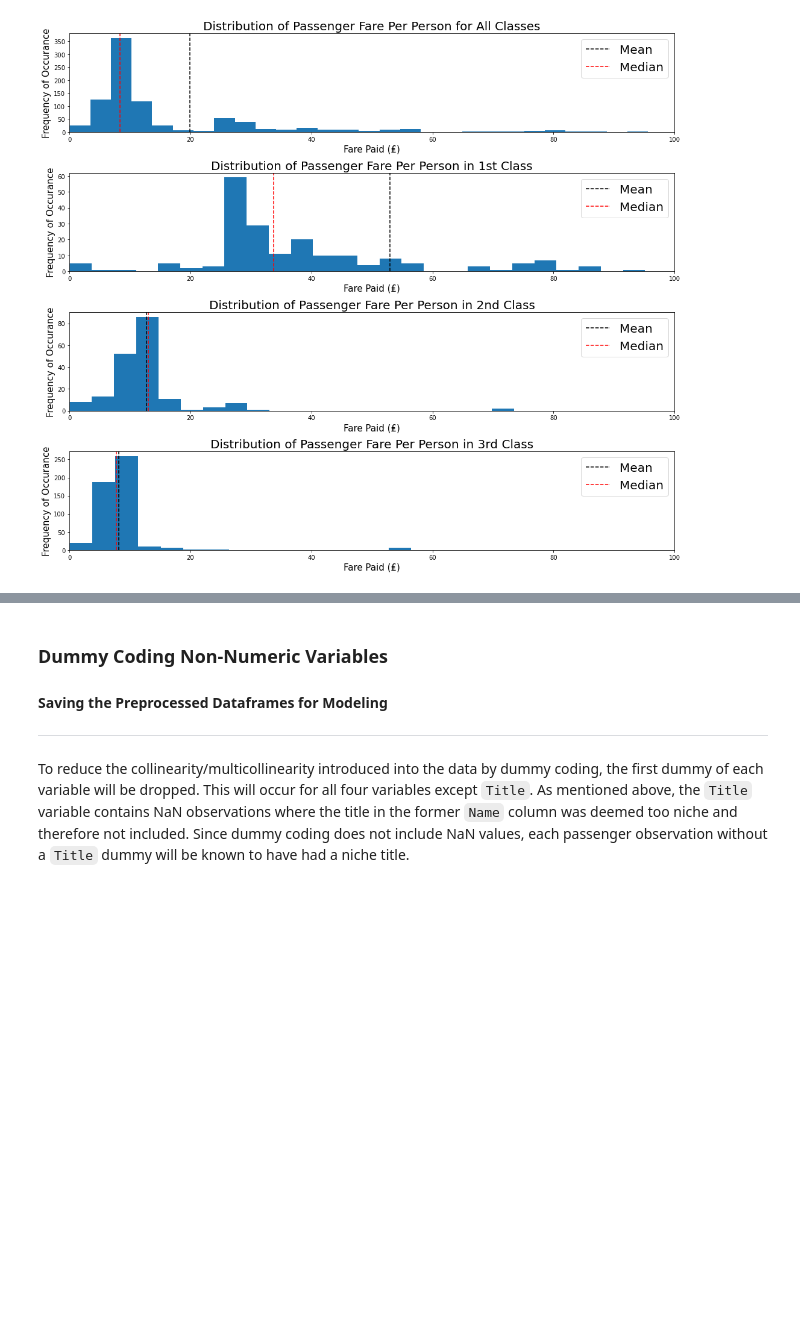
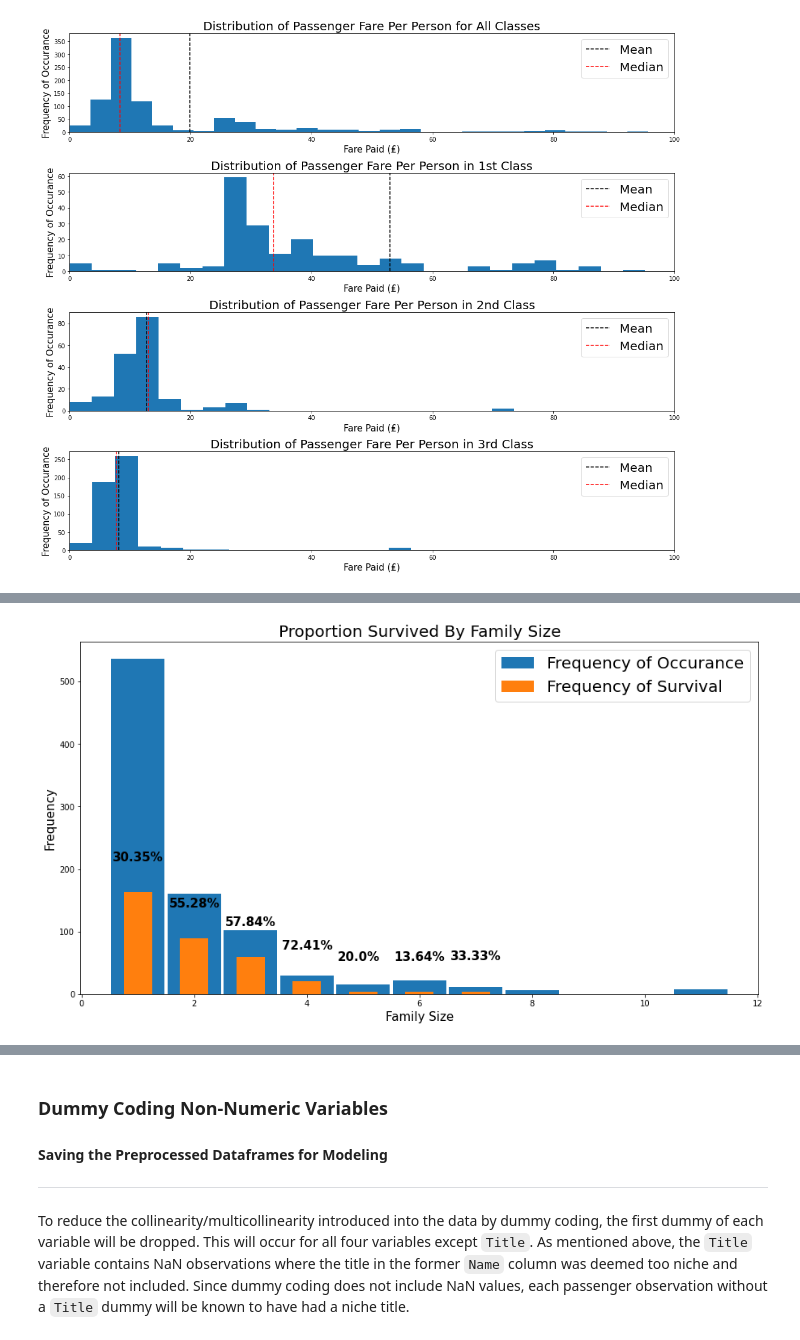
Before and after one commit to ddiston/Kaggle_Titanic, a Jupyter notebook: 01-Titanic_Preprocessing.ipynb, the cells around one changed output, grey strips where cells are left out. Drawn from its saved outputs; the diff is of its cells as text; code cells hidden in the pictures; blank space fills up the shorter version.

Commit message:
continuation of visualization

```diff
--- a/01-Titanic_Preprocessing.ipynb
+++ b/01-Titanic_Preprocessing.ipynb
@@ -1093,0 +1097,29 @@ cabin
+# %%
+plt.figure(figsize = (15,8))
+
+x = df['FamilySize'].value_counts().sort_index().index
+y = df['FamilySize'].value_counts().sort_index().to_list()
+
+plt.bar(df['FamilySize'].value_counts().sort_index().index,
+        df['FamilySize'].value_counts().sort_index(), width = 0.95, label = 'Frequency of Occurance')
+
+x2 = df[df['Survived'] == 1]['FamilySize'].value_counts().sort_index().index
+y2 = df[df['Survived'] == 1]['FamilySize'].value_counts().sort_index()
+
+plt.bar(df[df['Survived'] == 1]['FamilySize'].value_counts().sort_index().index,
+        df[df['Survived'] == 1]['FamilySize'].value_counts().sort_index(), width = 0.5, label = 'Frequency of Survival')
+
+for i, value in enumerate(y2):
+    val = str(round((value / y[i] * 100), 2)) + '%'
+    plt.text(i + 0.55, value + 50, val, fontsize = 15, fontweight = 'bold', label = 'Percentage Survival')
+
+plt.legend(fontsize = 20)
+
+plt.title('Proportion Survived By Family Size', fontsize = 20)
+plt.xlabel('Family Size', fontsize = 15)
+plt.ylabel('Frequency', fontsize = 15)
+
+plt.savefig('Images/FamilySize_and_Survival_Distribution.png')
+plt.show()
+# %% [output]
+[figure, added]
```
Also changed, not shown: parts of 19 cells of this notebook.
